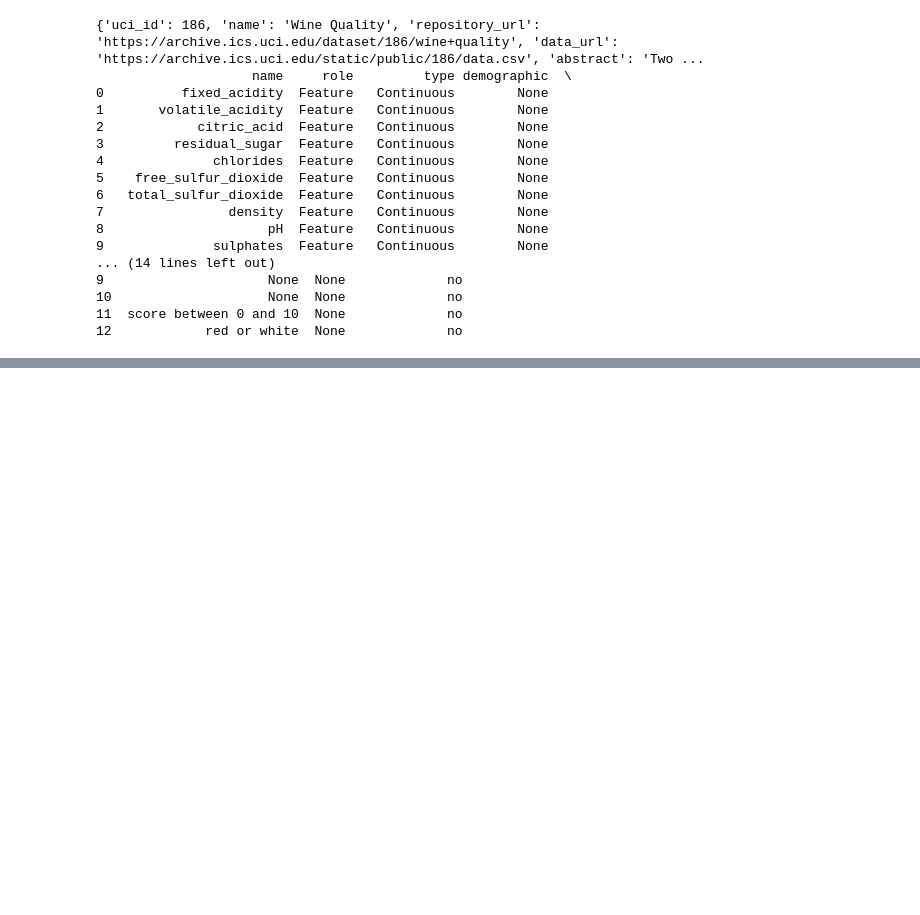
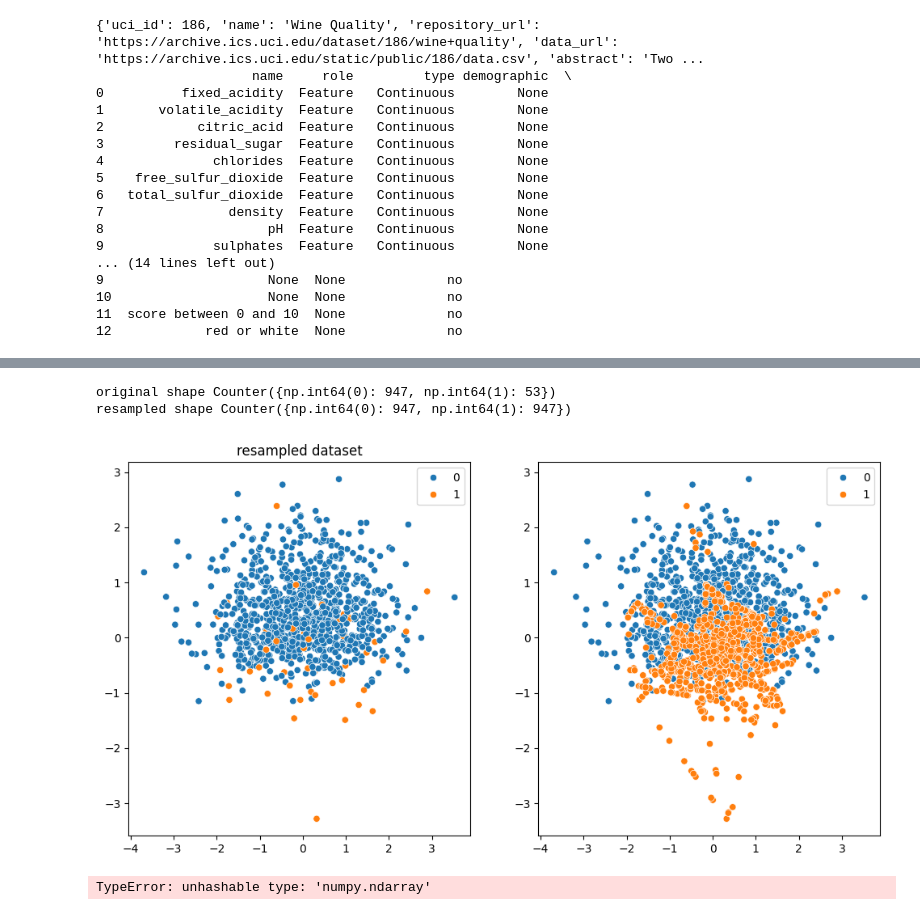
Before and after one commit to sallydeveloperr/pandas-data-analysis, a Jupyter notebook: part7/7.4_review_knn_classification.ipynb, the cells around one changed output, grey strips where cells are left out. Cells and saved outputs as stored; diff of their text form; code cells hidden in the pictures; blank space fills up the shorter version.

```diff
--- a/part7/7.4_review_knn_classification.ipynb
+++ b/part7/7.4_review_knn_classification.ipynb
@@ -63,0 +104,63 @@ print(wine_quality.variables)
+# %%
+# 오버샘플링 : 정보손실 없이 소수클래스의 특징을 강화 - 데이터증강
+# SMOTE Synthtic Ninority Over-sampling Technique
+# 비슷한 데이터들 사이에 새로운 데이터를 생성 - 기존 데이터의 정보를  활용
+from sklearn.datasets import make_classification
+from collections import Counter
+X, y = make_classification(n_samples=1000, n_classes=2,random_state=42,weights=[0.95,0.05])
+print(f'original shape {Counter(y)}')
+from imblearn.over_sampling import SMOTE
+smote = SMOTE(random_state=42)
+X_resampled, y_resampled = smote.fit_resample(X,y)
+print(f'resampled shape {Counter(y_resampled)}')
+
+# 시각화
+import matplotlib.pyplot as plt
+import seaborn as sns
+fig,ax = plt.subplots(1,2, figsize=(12,6))
+
+sns.scatterplot(x = X[:,0], y=X[:,1],hue=y,ax=ax[0])
+ax[0].set_title('original dataset')
+
+sns.scatterplot(x = X_resampled[:,0], y=X_resampled[:,1],hue=y_resampled,ax=ax[1])
+ax[0].set_title('resampled dataset')
+
+plt.show()
+# %% [output]
+original shape Counter({np.int64(0): 947, np.int64(1): 53})
+resampled shape Counter({np.int64(0): 947, np.int64(1): 947})
+[figure, added]
+# %%
+from ucimlrepo import fetch_ucirepo
+
+# fetch dataset
+wine_quality = fetch_ucirepo(id=186)
+
+# data (as pandas dataframes)
+X = wine_quality.data.features
+y = wine_quality.data.targets
+y = y.to_numpy()
+print(Counter(y))
+
+# 데이터 증강
+smote = SMOTE(random_state=42,k_neighbors=4)
+X, y = smote.fit_resample(X,y)
+from sklearn.model_selection import train_test_split
+x_train,x_test,y_train,y_test = train_test_split(X,y,test_size=0.2,random_state=42
+                                                  ,stratify=y)
+
+Counter( y_train)
+# print( len(x_train), len(y_train)  )
+
+# from sklearn.neighbors import KNeighborsClassifier
+# knn = KNeighborsClassifier()
+
+# knn.fit(x_train, y_train)
+# score = knn.score(x_test,y_test)
+# print(f'정확도 Accuracy :{score}')
+
+# from sklearn.metrics import classification_report
+# y_pred = knn.predict(x_test)
+# print(classification_report(y_pred, y_test))
+# %% [output]
+TypeError: unhashable type: 'numpy.ndarray'
```
Also changed, not shown: parts of 4 cells of this notebook, 2 other files.
